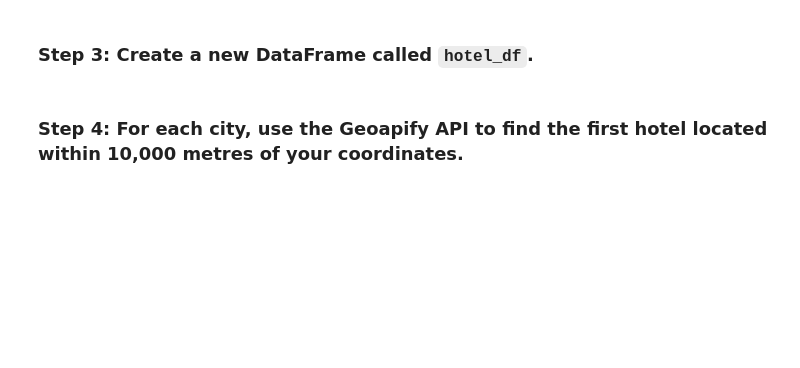
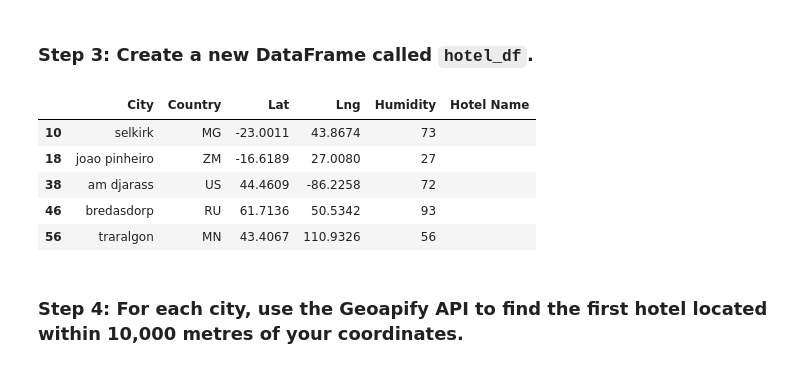
Before and after one commit to rinals/python-api-challenge, a Jupyter notebook: WeatherPy/VacationPy.ipynb, the cells around one changed output. Cells and saved outputs as stored; diff of their text form; code cells hidden in the pictures; blank space fills up the shorter version.

```diff
--- a/WeatherPy/VacationPy.ipynb
+++ b/WeatherPy/VacationPy.ipynb
@@ -92,13 +104,20 @@ WARNING:param.GeoPointPlot03122: Cannot declare style mapping for 'size' option
 ### Step 3: Create a new DataFrame called `hotel_df`.
 # %%
 # Use the Pandas copy function to create DataFrame called hotel_df to store the city, country, coordinates, and humidity
-# YOUR CODE HERE
+hotel_df = filtered_df[['City', 'Country', 'Lat', 'Lng', 'Humidity']].copy()
 
 # Add an empty column, "Hotel Name," to the DataFrame so you can store the hotel found using the Geoapify API
-# YOUR CODE HERE
+hotel_df['Hotel Name'] = ""
 
 # Display sample data
-# YOUR CODE HERE
+hotel_df.head()
+# %% [output]
+|  | City | Country | Lat | Lng | Humidity | Hotel Name |
+| 10 | selkirk | MG | -23.0011 | 43.8674 | 73 |  |
+| 18 | joao pinheiro | ZM | -16.6189 | 27.0080 | 27 |  |
+| 38 | am djarass | US | 44.4609 | -86.2258 | 72 |  |
+| 46 | bredasdorp | RU | 61.7136 | 50.5342 | 93 |  |
+| 56 | traralgon | MN | 43.4067 | 110.9326 | 56 |  |
 # %% [markdown]
 ### Step 4: For each city, use the Geoapify API to find the first hotel located within 10,000 metres of your coordinates.
 # %%
```
Also changed, not shown: parts of 6 cells of this notebook, 6 other files.
